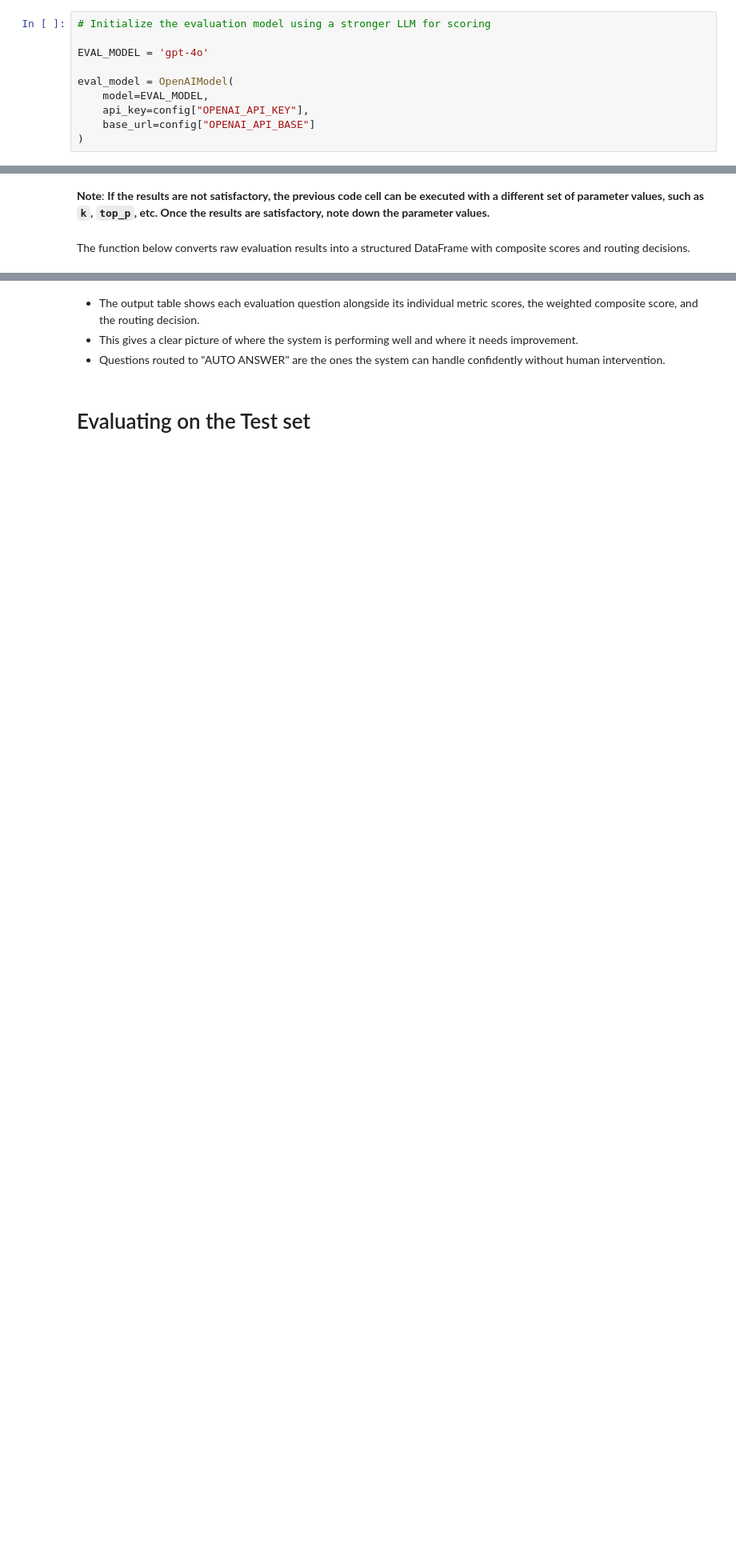
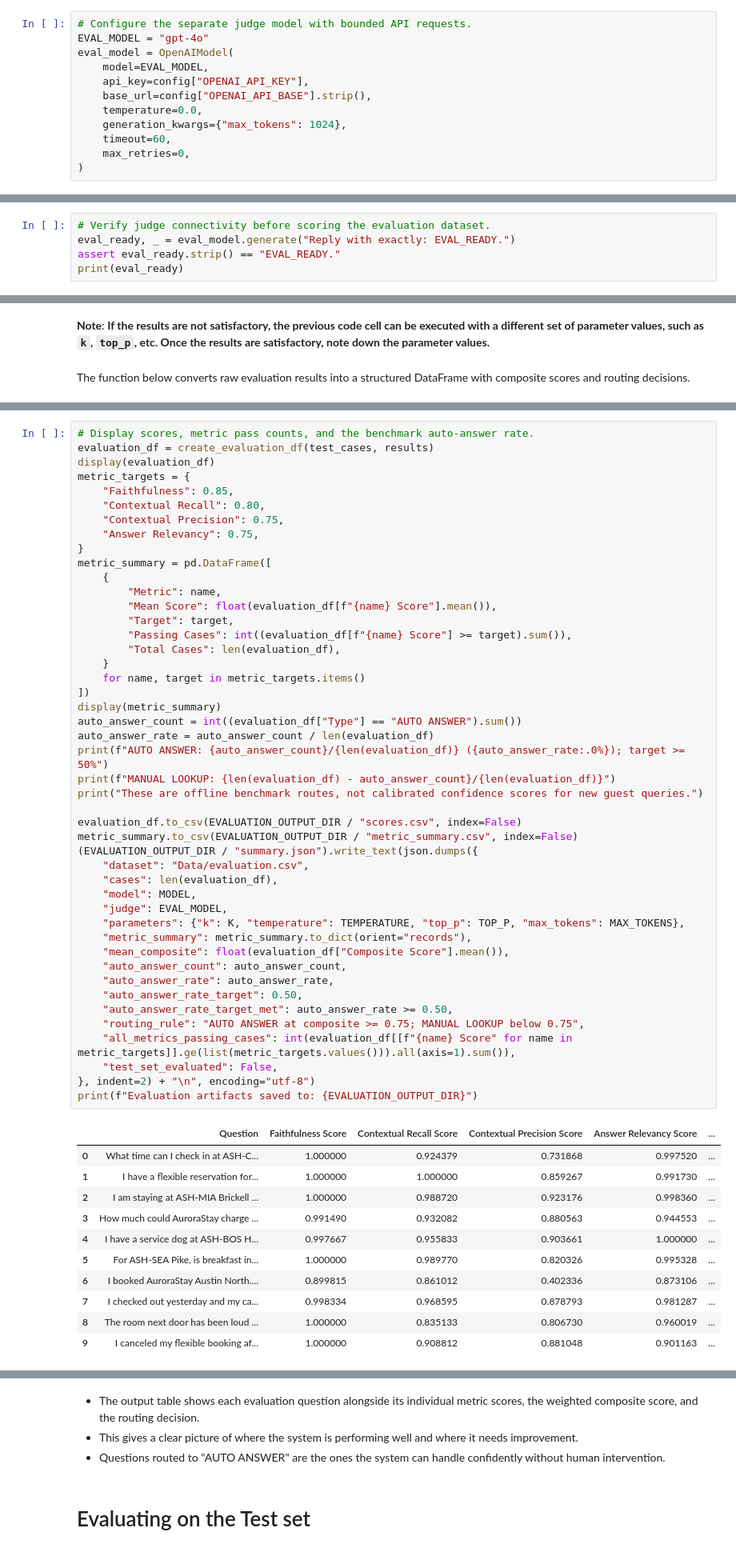
Before and after one commit to scottpwells/AuroraStays--QnA, a Jupyter notebook: Full_Code_Notebook.ipynb, the cells around one changed output, grey strips where cells are left out. Shown at 80% size. Drawn from its saved outputs; the diff is of its cells as text; blank space fills up the shorter version.

Commit message:
evaluation complete

```diff
--- a/Full_Code_Notebook.ipynb
+++ b/Full_Code_Notebook.ipynb
@@ -562,12 +795,14 @@ df = pd.read_csv("Data/evaluation.csv")
 # %% [markdown]
 For evaluation, we use a separate, stronger model (`gpt-4o`) as the judge. Using a different model for evaluation avoids the bias that would come from having the same model grade its own answers.
 # %%
-# Initialize the evaluation model using a stronger LLM for scoring
-
-EVAL_MODEL = 'gpt-4o'
-
+# Configure the separate judge model with bounded API requests.
+EVAL_MODEL = "gpt-4o"
 eval_model = OpenAIModel(
     model=EVAL_MODEL,
     api_key=config["OPENAI_API_KEY"],
-    base_url=config["OPENAI_API_BASE"]
+    base_url=config["OPENAI_API_BASE"].strip(),
+    temperature=0.0,
+    generation_kwargs={"max_tokens": 1024},
+    timeout=60,
+    max_retries=0,
 )
@@ -576,0 +809,5 @@ eval_model.generate('Hi')
+# %%
+# Verify judge connectivity before scoring the evaluation dataset.
+eval_ready, _ = eval_model.generate("Reply with exactly: EVAL_READY.")
+assert eval_ready.strip() == "EVAL_READY."
+print(eval_ready)
@@ -935,0 +1199,58 @@ create_evaluation_df(test_cases, results)
+# %%
+# Display scores, metric pass counts, and the benchmark auto-answer rate.
+evaluation_df = create_evaluation_df(test_cases, results)
+display(evaluation_df)
+metric_targets = {
+    "Faithfulness": 0.85,
+    "Contextual Recall": 0.80,
+    "Contextual Precision": 0.75,
+    "Answer Relevancy": 0.75,
+}
+metric_summary = pd.DataFrame([
+    {
+        "Metric": name,
+        "Mean Score": float(evaluation_df[f"{name} Score"].mean()),
+        "Target": target,
+        "Passing Cases": int((evaluation_df[f"{name} Score"] >= target).sum()),
+        "Total Cases": len(evaluation_df),
+    }
+    for name, target in metric_targets.items()
+])
+display(metric_summary)
+auto_answer_count = int((evaluation_df["Type"] == "AUTO ANSWER").sum())
+auto_answer_rate = auto_answer_count / len(evaluation_df)
+print(f"AUTO ANSWER: {auto_answer_count}/{len(evaluation_df)} ({auto_answer_rate:.0%}); target >= 50%")
+print(f"MANUAL LOOKUP: {len(evaluation_df) - auto_answer_count}/{len(evaluation_df)}")
+print("These are offline benchmark routes, not calibrated confidence scores for new guest queries.")
+
+evaluation_df.to_csv(EVALUATION_OUTPUT_DIR / "scores.csv", index=False)
+metric_summary.to_csv(EVALUATION_OUTPUT_DIR / "metric_summary.csv", index=False)
+(EVALUATION_OUTPUT_DIR / "summary.json").write_text(json.dumps({
+    "dataset": "Data/evaluation.csv",
+    "cases": len(evaluation_df),
+    "model": MODEL,
+    "judge": EVAL_MODEL,
+    "parameters": {"k": K, "temperature": TEMPERATURE, "top_p": TOP_P, "max_tokens": MAX_TOKENS},
+    "metric_summary": metric_summary.to_dict(orient="records"),
+    "mean_composite": float(evaluation_df["Composite Score"].mean()),
+    "auto_answer_count": auto_answer_count,
+    "auto_answer_rate": auto_answer_rate,
+    "auto_answer_rate_target": 0.50,
+    "auto_answer_rate_target_met": auto_answer_rate >= 0.50,
+    "routing_rule": "AUTO ANSWER at composite >= 0.75; MANUAL LOOKUP below 0.75",
+    "all_metrics_passing_cases": int(evaluation_df[[f"{name} Score" for name in metric_targets]].ge(list(metric_targets.values())).all(axis=1).sum()),
+    "test_set_evaluated": False,
+}, indent=2) + "\n", encoding="utf-8")
+print(f"Evaluation artifacts saved to: {EVALUATION_OUTPUT_DIR}")
+# %% [output]
+|  | Question | Faithfulness Score | Contextual Recall Score | Contextual Precision Score | Answer Relevancy Score | ... |
+| 0 | What time can I check in at ASH-C... | 1.000000 | 0.924379 | 0.731868 | 0.997520 | ... |
+| 1 | I have a flexible reservation for... | 1.000000 | 1.000000 | 0.859267 | 0.991730 | ... |
+| 2 | I am staying at ASH-MIA Brickell ... | 1.000000 | 0.988720 | 0.923176 | 0.998360 | ... |
+| 3 | How much could AuroraStay charge ... | 0.991490 | 0.932082 | 0.880563 | 0.944553 | ... |
+| 4 | I have a service dog at ASH-BOS H... | 0.997667 | 0.955833 | 0.903661 | 1.000000 | ... |
+| 5 | For ASH-SEA Pike, is breakfast in... | 1.000000 | 0.989770 | 0.820326 | 0.995328 | ... |
+| 6 | I booked AuroraStay Austin North.... | 0.899815 | 0.861012 | 0.402336 | 0.873106 | ... |
+| 7 | I checked out yesterday and my ca... | 0.998334 | 0.968595 | 0.878793 | 0.981287 | ... |
+| 8 | The room next door has been loud ... | 1.000000 | 0.835133 | 0.806730 | 0.960019 | ... |
+| 9 | I canceled my flexible booking af... | 1.000000 | 0.908812 | 0.881048 | 0.901163 | ... |
```
Also changed, not shown: parts of 46 cells of this notebook, 16 other files.
